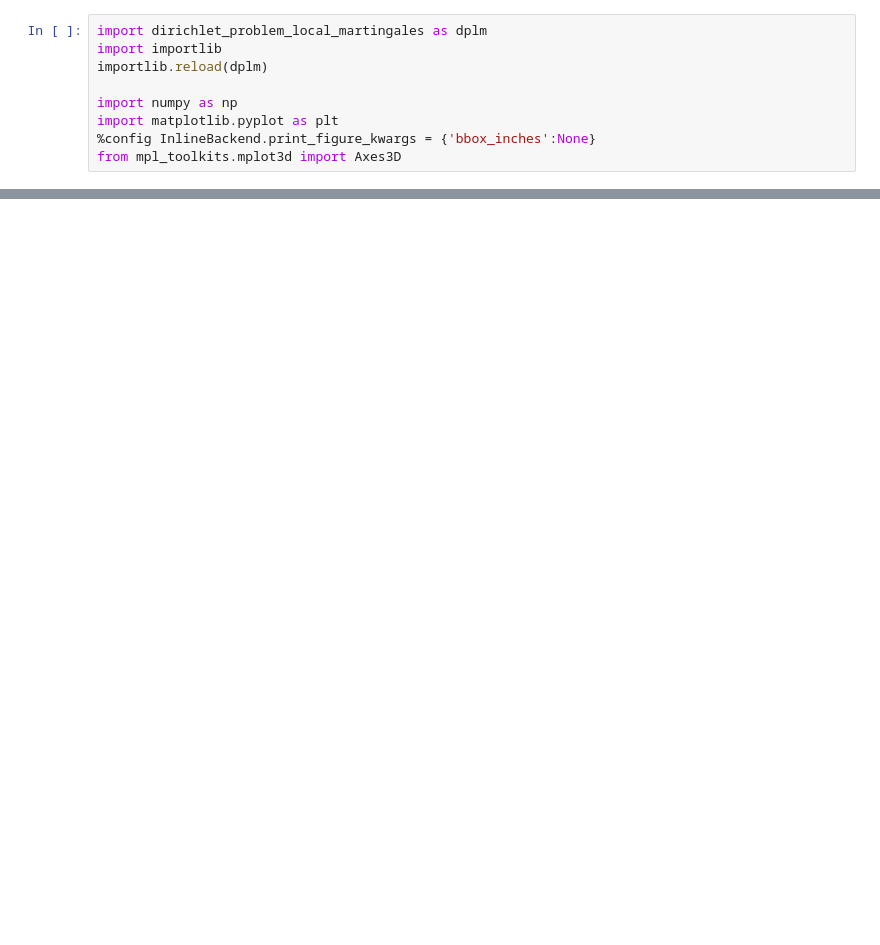
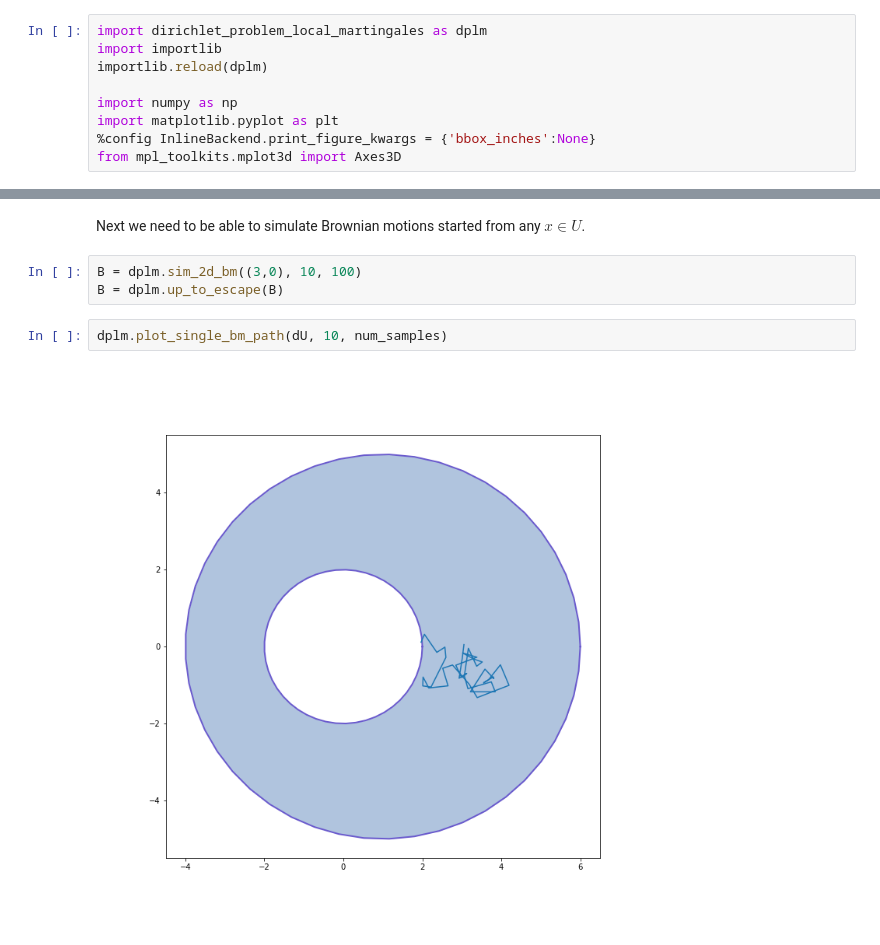
Before and after one commit to WGUNDERWOOD/dirichlet-problem-local-martingales, a Jupyter notebook: dirichlet-problem-local-martingales.ipynb, the cells around one changed output, grey strips where cells are left out. Saved outputs shown, nothing was run; the diff lists cells and outputs as text; blank space fills up the shorter version.

Commit message:
started bm simulation

```diff
--- a/dirichlet-problem-local-martingales.ipynb
+++ b/dirichlet-problem-local-martingales.ipynb
@@ -92 +112,10 @@ dplm.plot_region_and_boundary_condition(dU, boundary_values, num_samples)
+# %% [markdown]
+Next we need to be able to simulate Brownian motions started from any $x \in U$.
+# %%
+B = dplm.sim_2d_bm((3,0), 10, 100)
+B = dplm.up_to_escape(B)
+# %%
+dplm.plot_single_bm_path(dU, 10, num_samples)
+# %% [output]
+[figure, added]
 # %%
```
Also changed, not shown: parts of 3 cells of this notebook, 1 other file.
